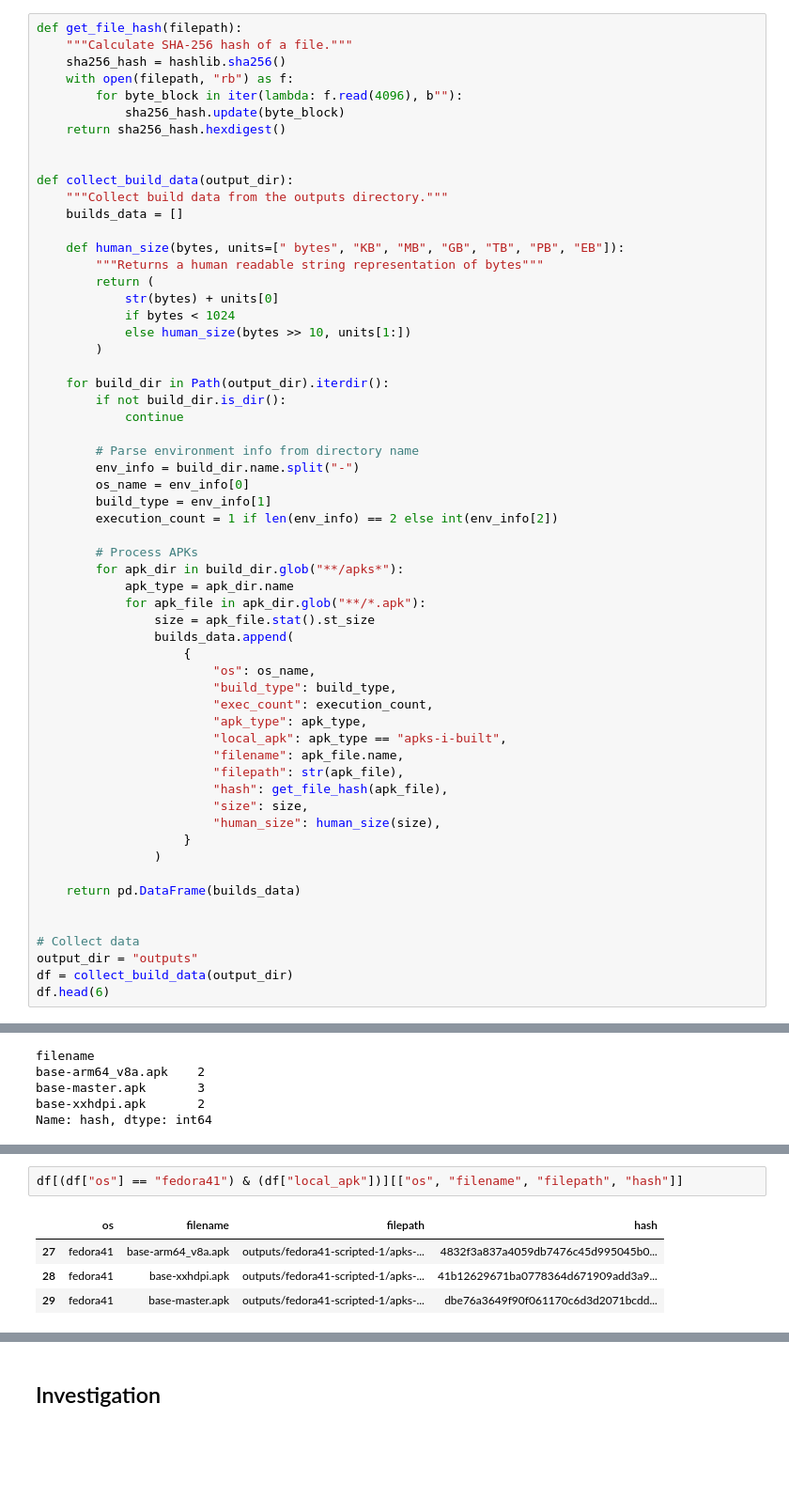
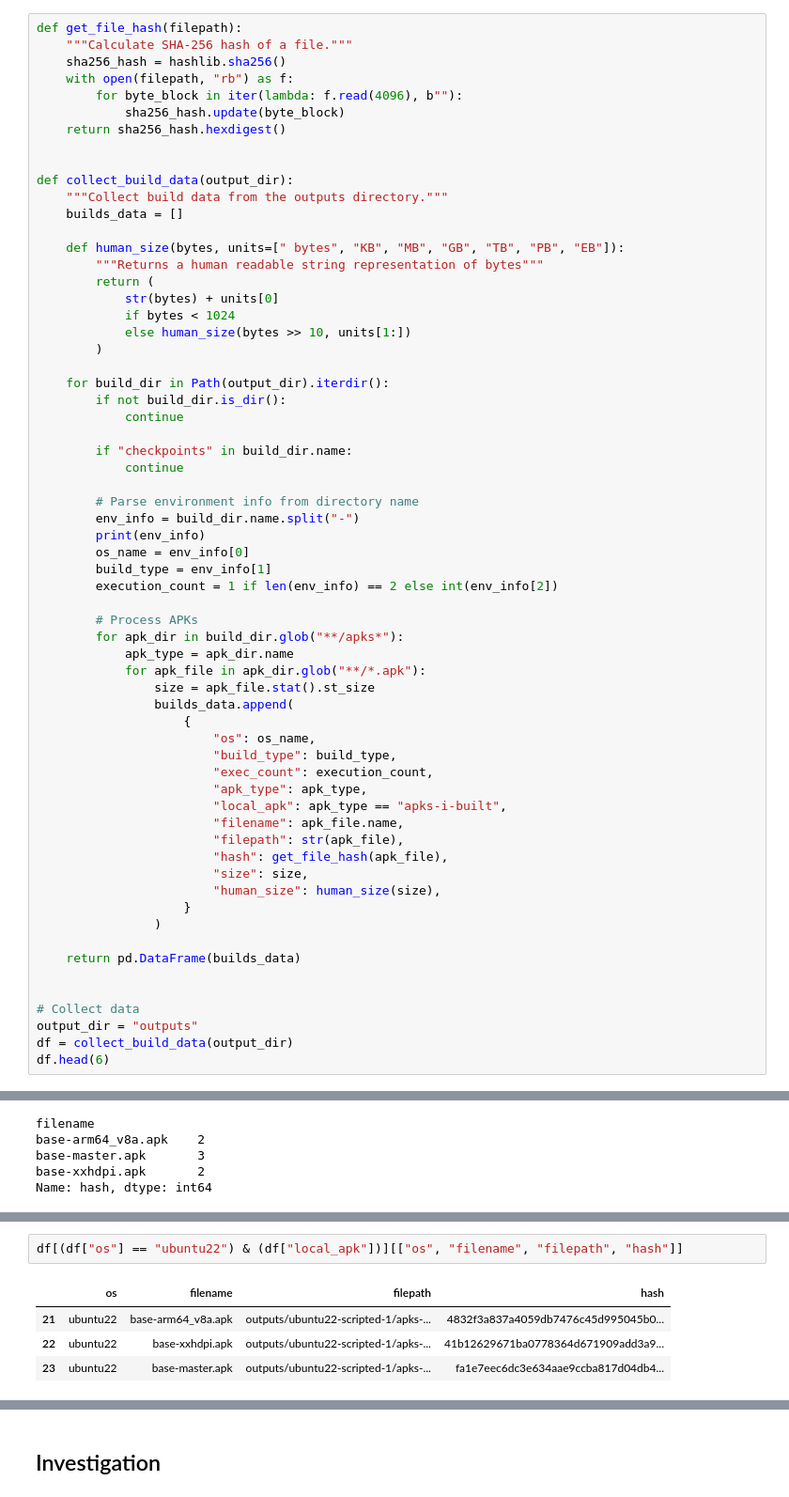
Before and after one commit to TheTechZone/reproducible-tests, a Jupyter notebook: analysis.ipynb, the cells around one changed output, grey strips where cells are left out. Shown at 94% size. Saved outputs shown, nothing was run; the diff lists cells and outputs as text; blank space fills up the shorter version.

```diff
--- a/analysis.ipynb
+++ b/analysis.ipynb
@@ -59,8 +61,12 @@ def collect_build_data(output_dir):
         if not build_dir.is_dir():
             continue
 
+        if "checkpoints" in build_dir.name:
+            continue
+
         # Parse environment info from directory name
         env_info = build_dir.name.split("-")
+        print(env_info)
         os_name = env_info[0]
         build_type = env_info[1]
         execution_count = 1 if len(env_info) == 2 else int(env_info[2])
@@ -256,8 +267,8 @@ result.set_index(["filename", "os"])
 # %%
-df[(df["os"] == "fedora41") & (df["local_apk"])][["os", "filename", "filepath", "hash"]]
+df[(df["os"] == "ubuntu22") & (df["local_apk"])][["os", "filename", "filepath", "hash"]]
 # %% [output]
 |  | os | filename | filepath | hash |
-| 27 | fedora41 | base-arm64_v8a.apk | outputs/fedora41-scripted-1/apks-... | 4832f3a837a4059db7476c45d995045b0... |
-| 28 | fedora41 | base-xxhdpi.apk | outputs/fedora41-scripted-1/apks-... | 41b12629671ba0778364d671909add3a9... |
-| 29 | fedora41 | base-master.apk | outputs/fedora41-scripted-1/apks-... | dbe76a3649f90f061170c6d3d2071bcdd... |
+| 21 | ubuntu22 | base-arm64_v8a.apk | outputs/ubuntu22-scripted-1/apks-... | 4832f3a837a4059db7476c45d995045b0... |
+| 22 | ubuntu22 | base-xxhdpi.apk | outputs/ubuntu22-scripted-1/apks-... | 41b12629671ba0778364d671909add3a9... |
+| 23 | ubuntu22 | base-master.apk | outputs/ubuntu22-scripted-1/apks-... | fa1e7eec6dc3e634aae9ccba817d04db4... |
 # %% [markdown]
```
Also changed, not shown: parts of 19 cells of this notebook, 6 other files.
